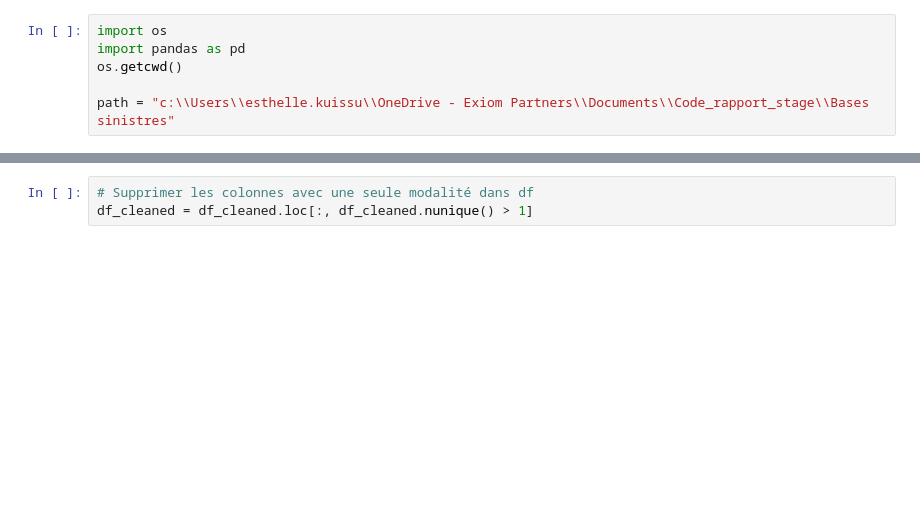
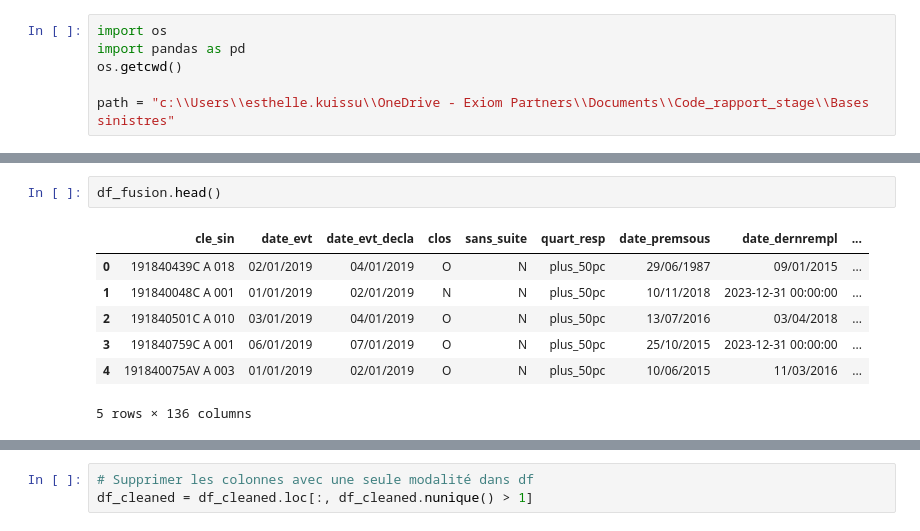
Before and after one commit to KUISSU/Exiom_Stage, a Jupyter notebook: Note_book/Modelisation.ipynb, the cells around one changed output, grey strips where cells are left out. Cells and saved outputs as stored; diff of their text form; blank space fills up the shorter version.

```diff
--- a/Note_book/Modelisation.ipynb
+++ b/Note_book/Modelisation.ipynb
@@ -40,3 +43,13 @@ print("✅ Base fusionnée enregistrée sous : base_sinistres_enrichie.csv")
+# %%
+df_fusion.head()
+# %% [output]
+|  | cle_sin | date_evt | date_evt_decla | clos | sans_suite | quart_resp | date_premsous | date_dernrempl | ... |
+| 0 | 191840439C A 018 | 02/01/2019 | 04/01/2019 | O | N | plus_50pc | 29/06/1987 | 09/01/2015 | ... |
+| 1 | 191840048C A 001 | 01/01/2019 | 02/01/2019 | N | N | plus_50pc | 10/11/2018 | 2023-12-31 00:00:00 | ... |
+| 2 | 191840501C A 010 | 03/01/2019 | 04/01/2019 | O | N | plus_50pc | 13/07/2016 | 03/04/2018 | ... |
+| 3 | 191840759C A 001 | 06/01/2019 | 07/01/2019 | O | N | plus_50pc | 25/10/2015 | 2023-12-31 00:00:00 | ... |
+| 4 | 191840075AV A 003 | 01/01/2019 | 02/01/2019 | O | N | plus_50pc | 10/06/2015 | 11/03/2016 | ... |
+5 rows × 136 columns
 # %%
 # 📦 Liste des variables à supprimer
 vars_to_drop = [
```
Also changed, not shown: parts of 14 cells of this notebook.
